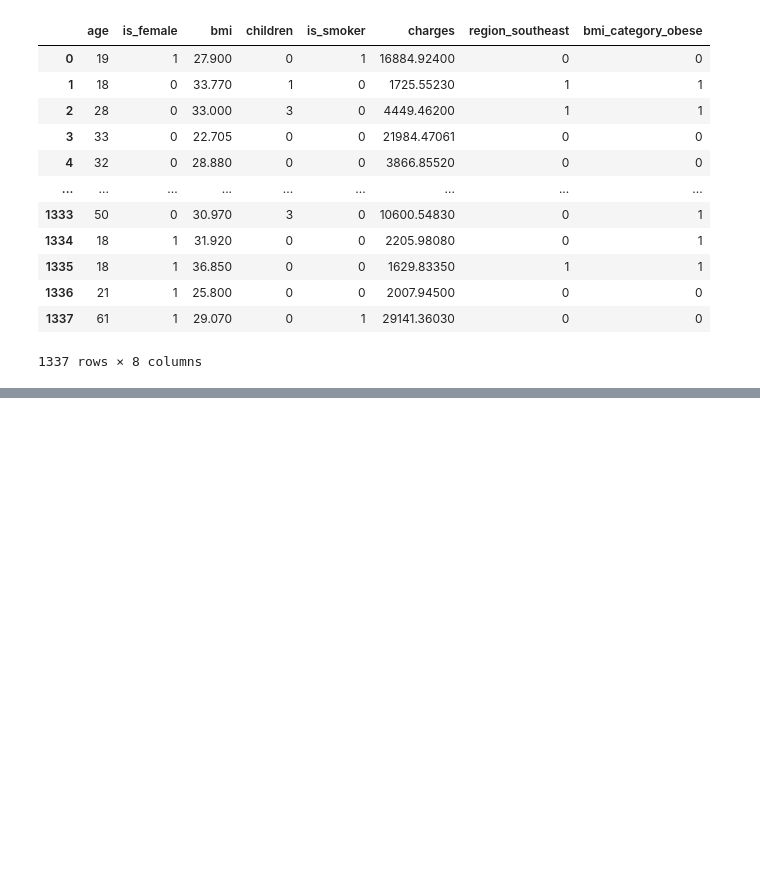
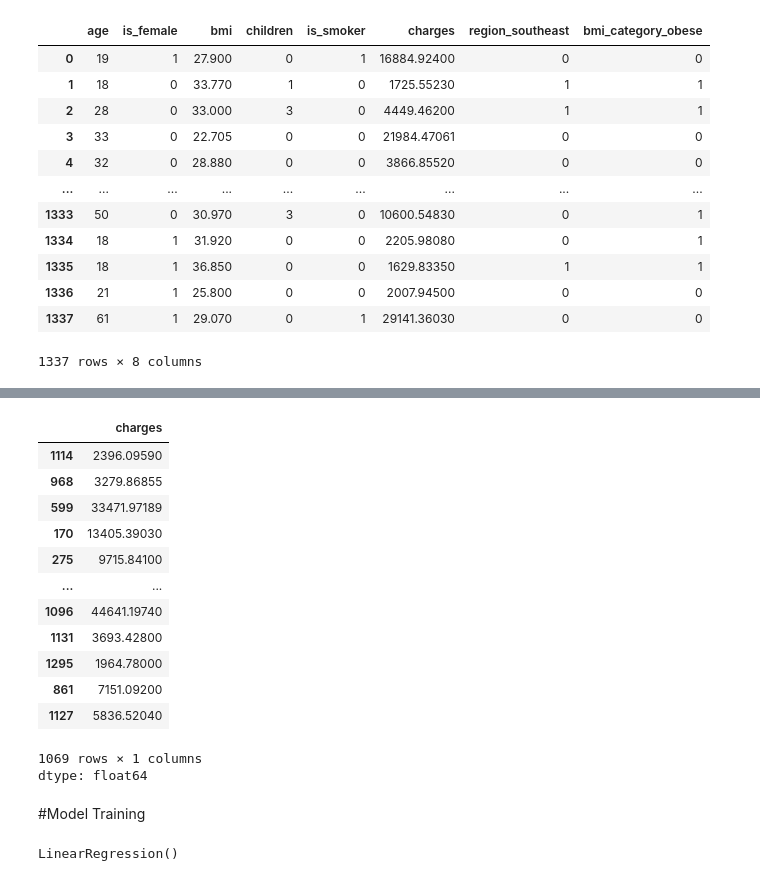
Before and after one commit to anujott-codes/insurance-cost-estimator, a Jupyter notebook: insurance.ipynb, the cells around one changed output, grey strips where cells are left out. Drawn from its saved outputs; the diff is of its cells as text; code cells hidden in the pictures; blank space fills up the shorter version.

```diff
--- a/insurance.ipynb
+++ b/insurance.ipynb
@@ -460,0 +486,17 @@ df_cleaned
+# %%
+y_train
+# %% [output]
+|  | charges |
+| 1114 | 2396.09590 |
+| 968 | 3279.86855 |
+| 599 | 33471.97189 |
+| 170 | 13405.39030 |
+| 275 | 9715.84100 |
+| ... | ... |
+| 1096 | 44641.19740 |
+| 1131 | 3693.42800 |
+| 1295 | 1964.78000 |
+| 861 | 7151.09200 |
+| 1127 | 5836.52040 |
+1069 rows × 1 columns
+dtype: float64
@@ -460,0 +510,8 @@ df_cleaned
+# %% [markdown]
+#Model Training
+# %%
+from sklearn.linear_model import LinearRegression
+model = LinearRegression()
+model.fit(X_train,y_train)
+# %% [output]
+LinearRegression()
```
Also changed, not shown: parts of 7 cells of this notebook.
